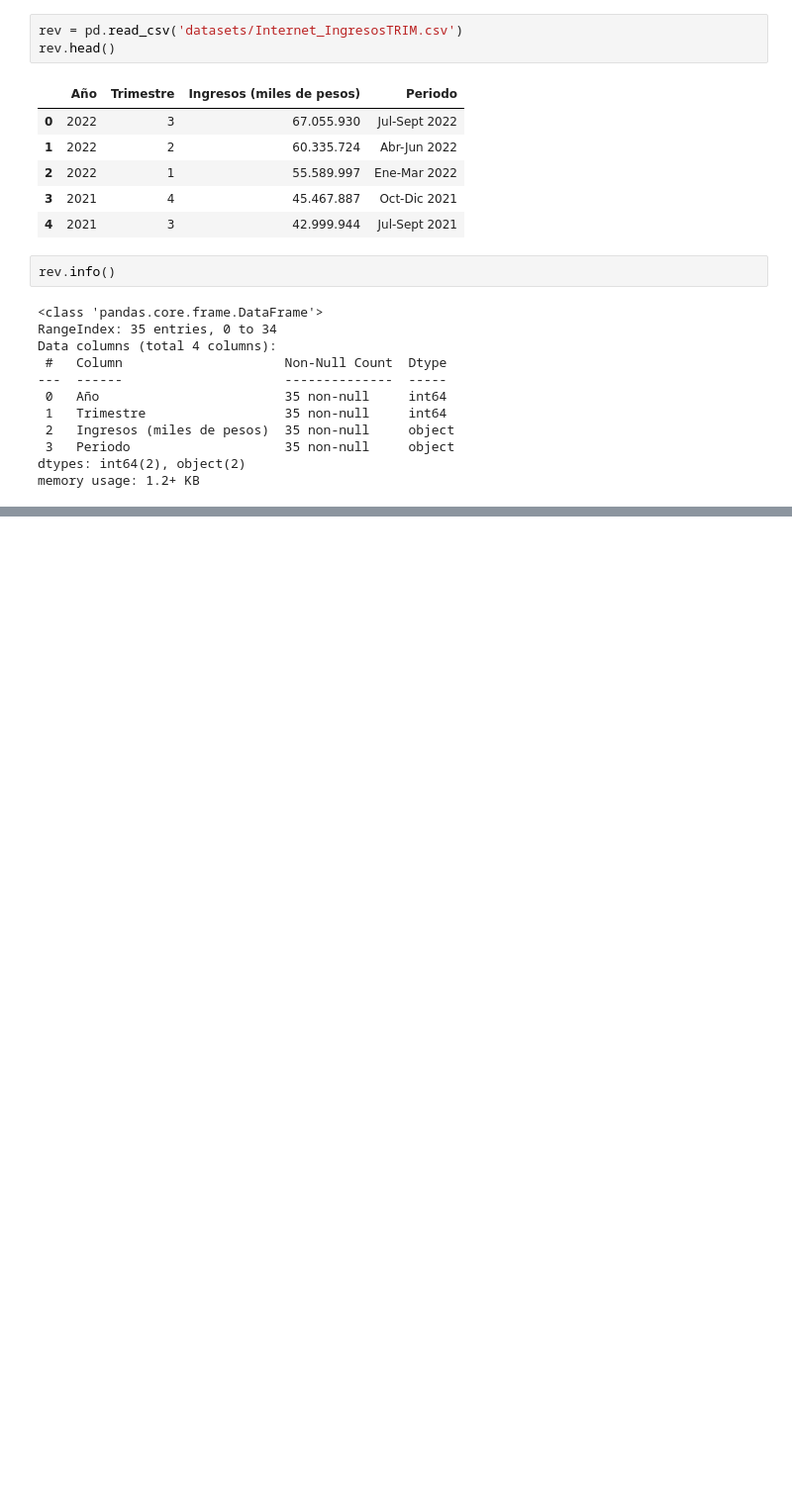
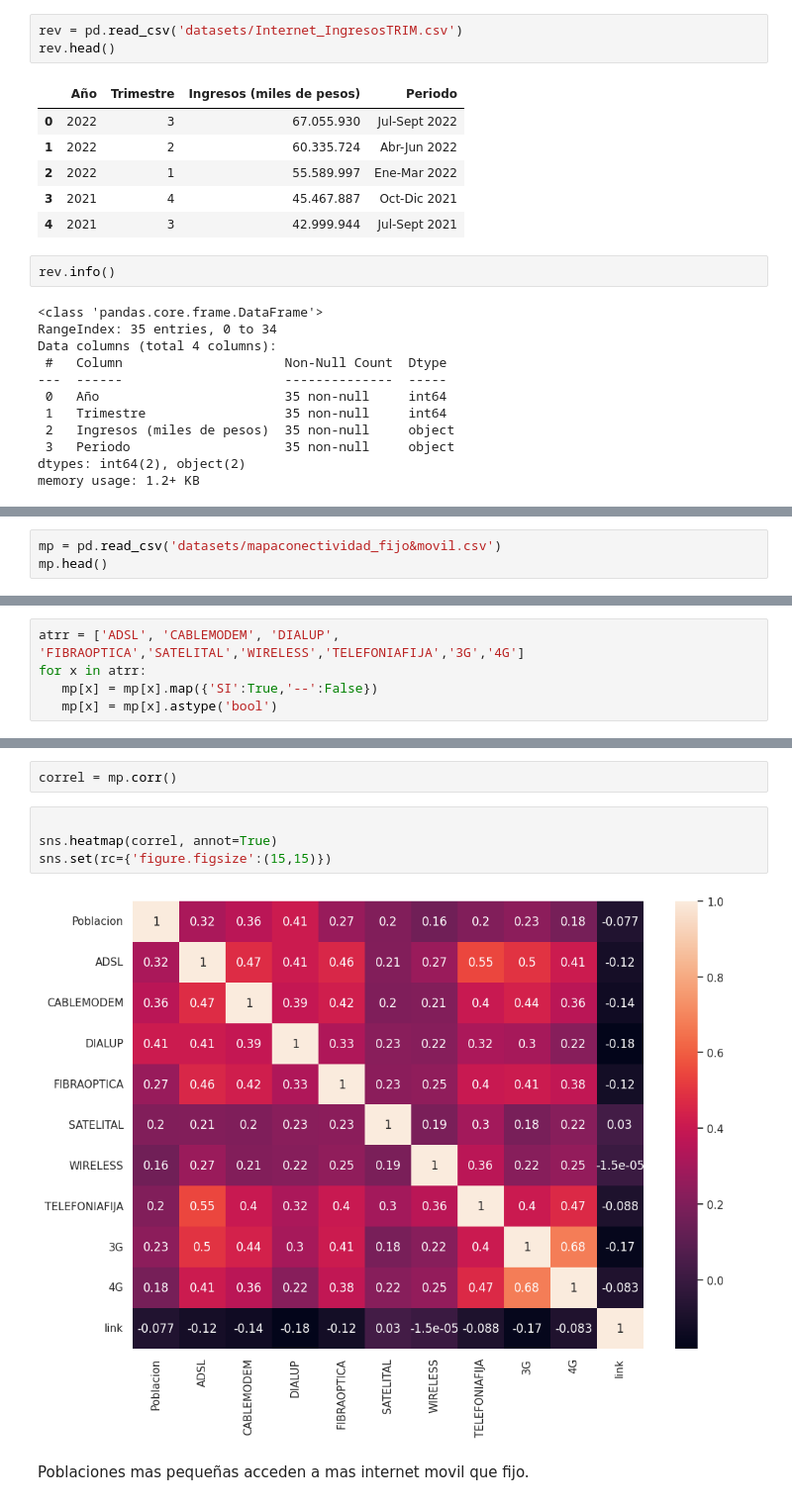
Before and after one commit to lilJuan4168/PI-DataAnalytics, a Jupyter notebook: EDA.ipynb, the cells around one changed output, grey strips where cells are left out. Shown at 99% size. Drawn from its saved outputs; the diff is of its cells as text; blank space fills up the shorter version.

```diff
--- a/EDA.ipynb
+++ b/EDA.ipynb
@@ -317,0 +358,3 @@ usdcot = usdcot['maximo'].groupby(usdcot['years']).mean()
+# %%
+mp = pd.read_csv('datasets/mapaconectividad_fijo&movil.csv')
+mp.head()
@@ -318 +388,6 @@ usdcot = usdcot['maximo'].groupby(usdcot['years']).mean()
+# %%
+atrr = ['ADSL', 'CABLEMODEM', 'DIALUP', 'FIBRAOPTICA','SATELITAL','WIRELESS','TELEFONIAFIJA','3G','4G']
+for x in atrr:
+   mp[x] = mp[x].map({'SI':True,'--':False})
+   mp[x] = mp[x].astype('bool')
 # %%
@@ -327,0 +422,10 @@ Name: maximo, dtype: float64
+# %%
+correl = mp.corr()
+# %%
+
+sns.heatmap(correl, annot=True)
+sns.set(rc={'figure.figsize':(15,15)})
+# %% [output]
+[figure, added]
+# %% [markdown]
+<p>Poblaciones mas pequeñas acceden a mas internet movil que fijo.</p>
```
Also changed, not shown: parts of 27 cells of this notebook.
